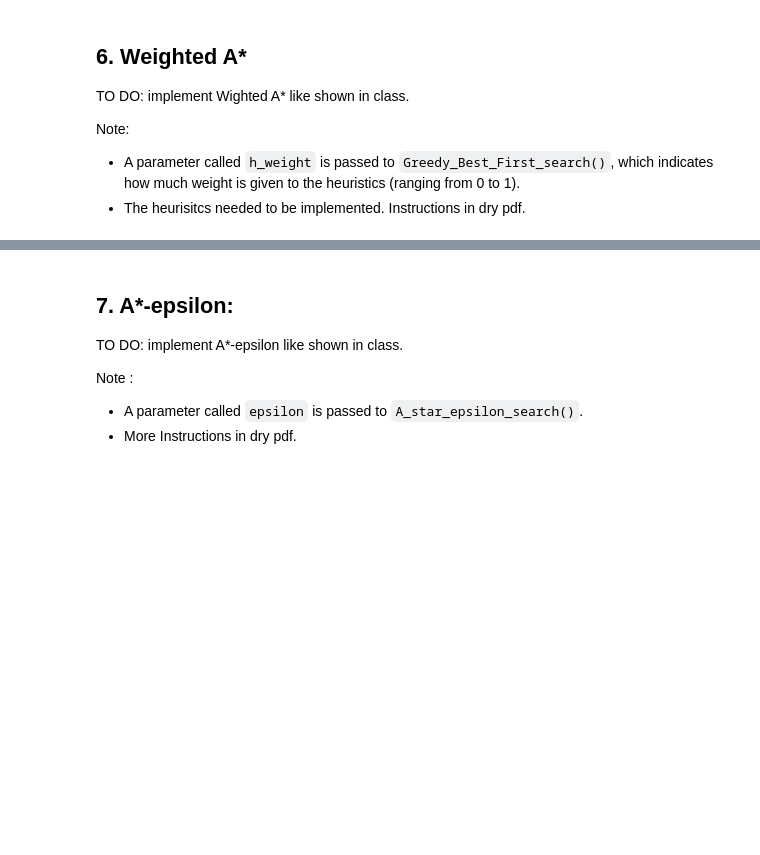
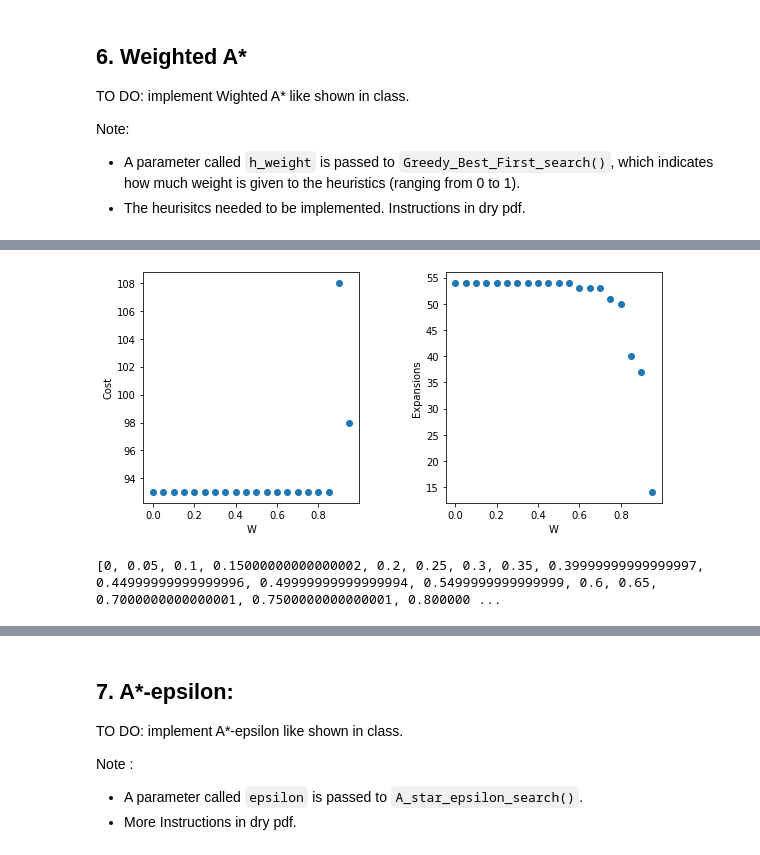
Before and after one commit to Yomaster10/IAI-HW1, a Jupyter notebook: 236501_hw1.ipynb, the cells around one changed output, grey strips where cells are left out. Cells and saved outputs as stored; diff of their text form; code cells hidden in the pictures; blank space fills up the shorter version.

```diff
--- a/236501_hw1.ipynb
+++ b/236501_hw1.ipynb
@@ -120,6 +129,20 @@ LEFT = 3
 A map can be produced manually as shown in the cell below. We will only work on maps in which there is a route from the initial state to the final state.
 # %%
 MAPS = {
+    "test": [
+        "SFFFFFFF",
+        "FTFFFTAL",
+        "TTAHFFTF",
+        "FPFLFHTF",
+        "FAFHLPFF",
+        "FHHFATHF",
+        "FHTFHFTL",
+        "FLFHFFFG",],
+    "5x5": ["SHLLL",
+            "FHLHL",
+            "FLLHL",
+            "FHHHL",
+            "FFFFG"],
     "4x4": ["SFFF",
             "FHFH",
             "FFFH",
@@ -133,7 +156,7 @@ MAPS = {
         "FHHFFFHF",
         "FHTFHFTL",
         "FLFHFFFG",
-    ],
+    ]
 }
 # %% [markdown]
 
@@ -519,2 +814,33 @@ print(f"Actions: {actions}")
+# %%
+import matplotlib.pyplot as plt
+x,costs,expansions =[],[],[]
+i=0
+while i <= 1:
+  actions, total_cost, expanded = WA_agent.weighted_A_stare_search(env,h_weight=i)
+  x.append(i)
+  costs.append(total_cost)
+  expansions.append(expanded)
+  i=i+0.05
+
+
+plt.subplot(131)
+plt.scatter(x, costs)
+plt.ylabel('Cost')
+plt.xlabel('W')
+plt.subplot(132)
+plt.scatter(x, expansions)
+plt.ylabel('Expansions')
+plt.xlabel('W')
+plt.subplots_adjust(left=0.1,
+                    bottom=0.1,
+                    right=2,
+                    top=0.9,
+                    wspace=0.4,
+                    hspace=0.4)
+plt.show()
+print (x, costs, expansions)
+# %% [output]
+[figure, added]
+[0, 0.05, 0.1, 0.15000000000000002, 0.2, 0.25, 0.3, 0.35, 0.39999999999999997, 0.44999999999999996, 0.49999999999999994, 0.5499999999999999, 0.6, 0.65, 0.7000000000000001, 0.7500000000000001, 0.800000 ...
 # %%
 print_solution(actions, env)
```
Also changed, not shown: parts of 30 cells of this notebook, 3 other files.
